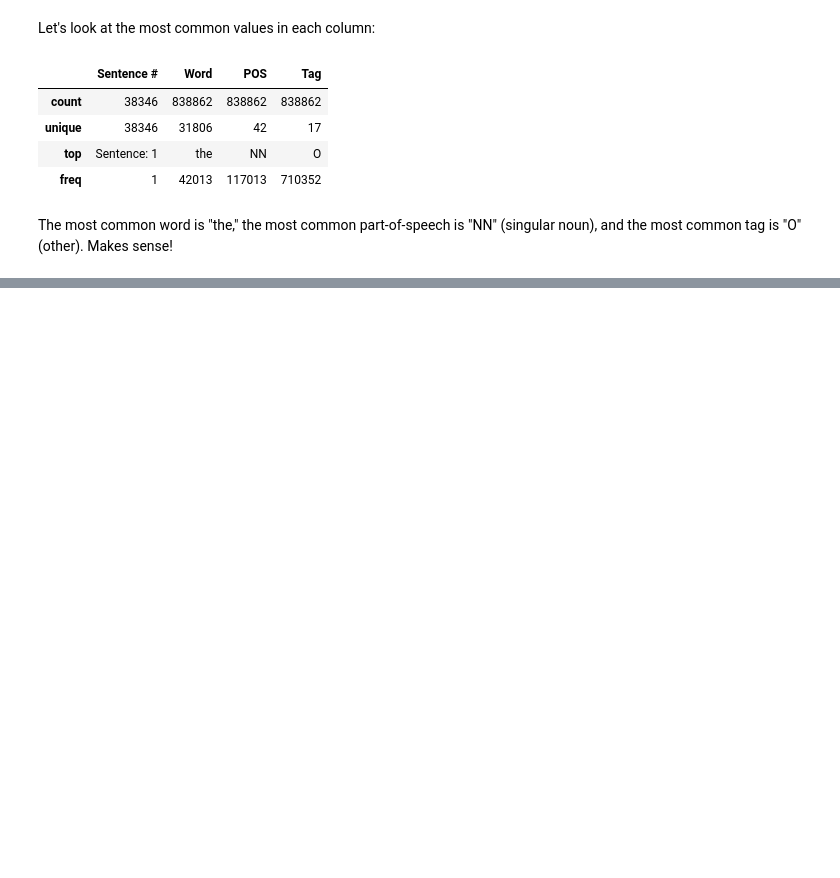
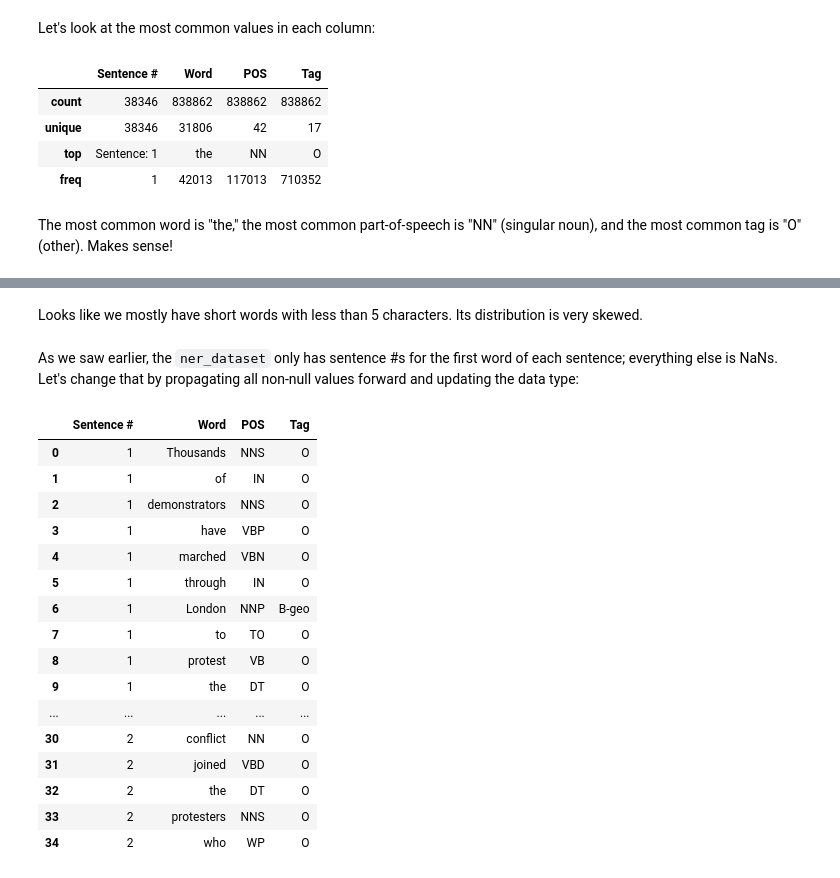
Before and after one commit to nickersonj/glg-capstone, a Jupyter notebook: EDA/EDA_kaggle_dataset.ipynb, the cells around one changed output, grey strips where cells are left out. Drawn from its saved outputs; the diff is of its cells as text; code cells hidden in the pictures; blank space fills up the shorter version.

```diff
--- a/EDA/EDA_kaggle_dataset.ipynb
+++ b/EDA/EDA_kaggle_dataset.ipynb
@@ -138,0 +147,27 @@ The most common word is "the," the most common part-of-speech is "NN" (singular
+# %% [markdown]
+Looks like we mostly have short words with less than 5 characters. Its distribution is very skewed.
+# %% [markdown]
+As we saw earlier, the `ner_dataset` only has sentence #s for the first word of each sentence; everything else is NaNs. Let's change that by propagating all non-null values forward and updating the data type:
+# %%
+train_prepared = train.fillna(method='ffill', axis=0)
+train_prepared['Sentence #'] = train_prepared['Sentence #'].str.replace('Sentence: ', '')
+train_prepared['Sentence #'] = train_prepared['Sentence #'].astype(int)
+train_prepared.head(35)
+# %% [output]
+|  | Sentence # | Word | POS | Tag |
+| 0 | 1 | Thousands | NNS | O |
+| 1 | 1 | of | IN | O |
+| 2 | 1 | demonstrators | NNS | O |
+| 3 | 1 | have | VBP | O |
+| 4 | 1 | marched | VBN | O |
+| 5 | 1 | through | IN | O |
+| 6 | 1 | London | NNP | B-geo |
+| 7 | 1 | to | TO | O |
+| 8 | 1 | protest | VB | O |
+| 9 | 1 | the | DT | O |
+| ... | ... | ... | ... | ... |
+| 30 | 2 | conflict | NN | O |
+| 31 | 2 | joined | VBD | O |
+| 32 | 2 | the | DT | O |
+| 33 | 2 | protesters | NNS | O |
+| 34 | 2 | who | WP | O |
```
Also changed, not shown: parts of 25 cells of this notebook.
